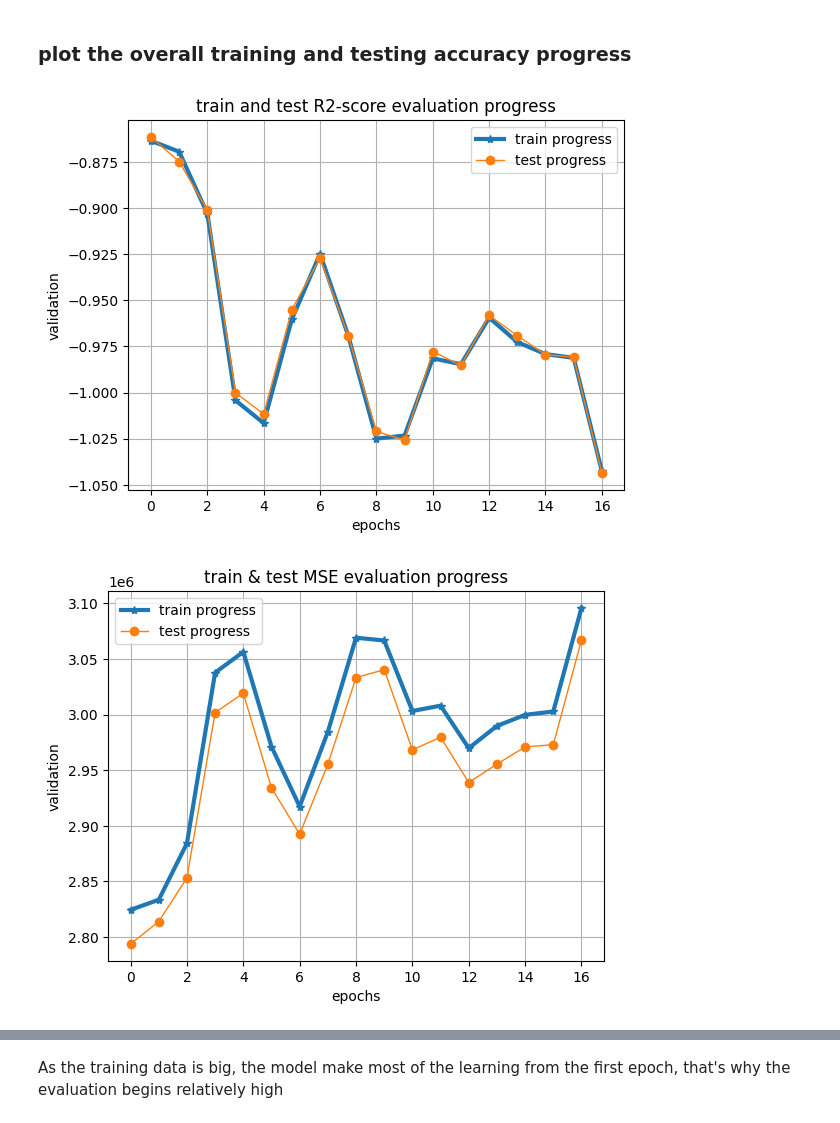
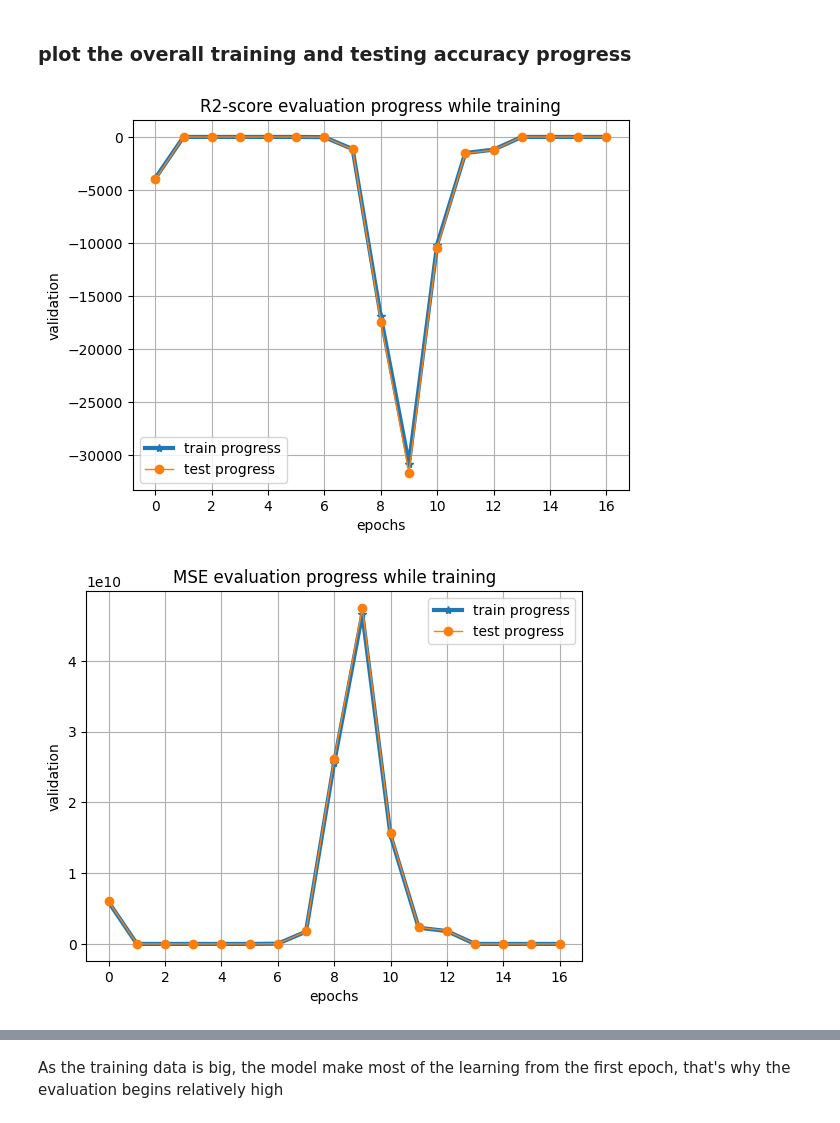
Before and after one commit to salama4ai/AI-project, a Jupyter notebook: PyTorch_model_implementation.ipynb, the cells around one changed output, grey strips where cells are left out. Cells and saved outputs as stored; diff of their text form; code cells hidden in the pictures.

```diff
--- a/PyTorch_model_implementation.ipynb
+++ b/PyTorch_model_implementation.ipynb
@@ -108,8 +112,3 @@ x.head()
 - i will also apply on W/L resulting column minmaxscaler method, to make sure that the high values in this column will not dominate the model calculations and thus the model decision just due to containing high values
 
 - also as i showed in the EDA note book that 'Temperature' and 'drain_length(um)' columns can be deleted safely as each of them contains only a single unique repeated value, thus the entropy in each of them are zero and the information that they will contripute to the model are also zeros, so removing them will not represent any losing, yet by including them in the model we increase curse-of-dimentionality and make it's harded for the model to extract the underlying knowledge from the other columns.
-# %%
-# lets convert the 2 columns 'W(um)' and L(um) into one column by dividing W/L as stated in the equation, that for 2 reasons, one to reduce
-# number of columns without losing them contained information, and secondly as that is exactly how the equation used these 2 variables
-x['W/L'] = x['W(um)']/x['L(um)']
-x['W/L'].value_counts()
@@ -149,9 +120,8 @@ y = x.pop("id(uA)")
 xtrain_unprocessed, xtest_unprocessed, ytrain, ytest = train_test_split(x, y, test_size=0.21, random_state=seed, shuffle=True)
 # %%
 # apply the needed transformations over the determined columns
-col_trans1 = make_column_transformer(("passthrough", ['vgs', 'vds', 'vsb']),
+col_trans1 = make_column_transformer(("passthrough", ['vds', 'vgs', 'vsb', 'W(um)', 'L(um)']),
                                     (OneHotEncoder(handle_unknown="infrequent_if_exist"), ['corner']),
-                                    (MinMaxScaler(), ['W/L']),
                                      remainder="drop",
                                      n_jobs=-1)
 
@@ -201,7 +171,7 @@ test_set = CollectedData(xtest, ytest)
 # # test_set = TensorDataset(test_input, test_labels)
 # %%
 # initializing R2Score function
-r2score = R2Score(num_outputs=1, adjusted=0).to(device)
+r2score = R2Score(num_outputs=1, adjusted=0)
 
 #initializing mean-square-error function
 Mean_Square_Error = nn.MSELoss()
@@ -309,7 +280,7 @@ def train_model(num_epochs, data_loader):
     num_batches = len(data_loader)
 
     # print the hyperparameters informations that the model going to train based on.
-    print(f"""batch_size = {batch_size} \n starting learning rate = {lr} \n number of epochs = {num_epochs}\
+    print(f"""batch_size = {batch_size} \n starting learning rate = {learning_rate} \n number of epochs = {num_epochs}\
     \n number of batches = {num_batches} \n model = {model}, \n criterion={criterion}, \n optimizer={optimizer}""")
 
     # initialize lists to save the training and testing validation progress to be able to plot the results later
@@ -361,10 +332,10 @@ def train_model(num_epochs, data_loader):
         print(test_evaluations)
 
         # take learning-rate schedular step
-        schedular.step(test_evaluations[0])
+        schedular.step(test_evaluations[2])
 
         # printing the important information about the training progress
-        print(f"after {1+epoch} epoch, train_evaluation = {test_evaluations[0]*100:.2f}, test_evaluation = {test_evaluations[0]*100:.2f}%,\
+        print(f"after {1+epoch} epoch, mean_absolute_percentage_error_train_evaluation = {test_evaluations[2]*100:.2f}%, \nmean_absolute_percentage_error_test_evaluation = {test_evaluations[2]*100:.2f}%,\
         time_elapsed = {((time.time()-start_time)/60):.1f} minuts. \n","-"*139)
 
         # add the training evaluations to a list to be able to visulaize the over all progress after the training completed
@@ -373,11 +344,6 @@ def train_model(num_epochs, data_loader):
         # the same but for the test evaluations
         evaluations_progress[epoch, 1, :] = test_evaluations
 
-        # stop the training in case the model reached to the optimum accuracy, if so no need to complete the epochs
-        if test_evaluations[0]==1.0 and train_evaluations[0]==1.0:
-            print("the model reached to the optimum accuracy at the epoch({epoch}/{num_epochs})")
-            return evaluations_progress
-
     # return test_eval_progress and train_eval_progress after the training completed
     return evaluations_progress
 # %%
@@ -516,11 +449,11 @@ def plot_evaluation(train_progress, test_progress, title):
     # to show the figure and remove any unwanted appered words
     plt.show()
 
-plot_evaluation(evaluations_progress[:, 0, 0], evaluations_progress[:, 1, 0], 'train and test R2-score evaluation progress')
+plot_evaluation(evaluations_progress[:, 0, 0], evaluations_progress[:, 1, 0], 'R2-score evaluation progress while training')
 # %% [output]
-[figure, old version]
+[figure, new version]
 # %%
-plot_evaluation(evaluations_progress[:, 0, 1], evaluations_progress[:, 1, 1], 'train & test MSE evaluation progress')
+plot_evaluation(evaluations_progress[:, 0, 1], evaluations_progress[:, 1, 1], 'MSE evaluation progress while training')
 # %% [output]
-[figure, old version]
+[figure, new version]
 # %%
```
Also changed, not shown: parts of 13 cells of this notebook.
